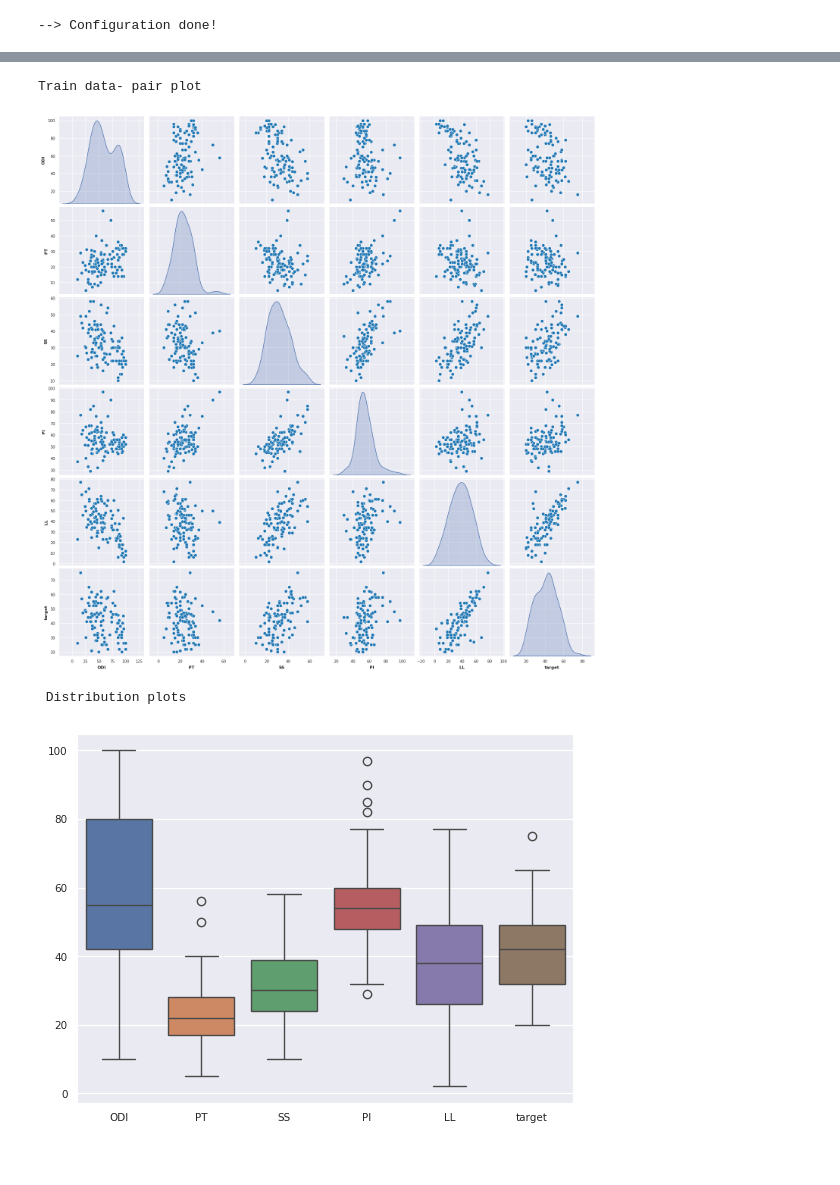
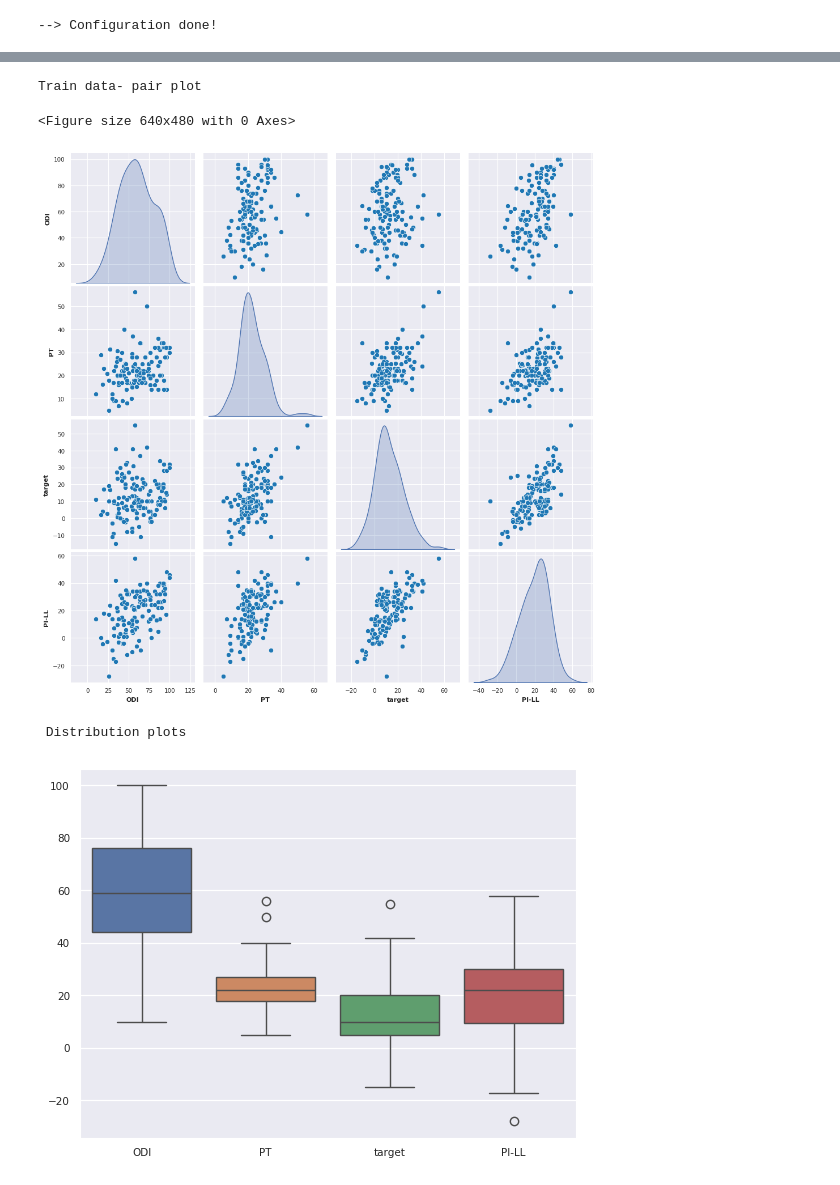
Before and after one commit to deadhorcrux/sbalance, a Jupyter notebook: notebooks/EDA.ipynb, the cells around one changed output, grey strips where cells are left out. Cells and saved outputs as stored; diff of their text form; code cells hidden in the pictures.

```diff
--- a/notebooks/EDA.ipynb
+++ b/notebooks/EDA.ipynb
@@ -57,11 +57,11 @@ Wall time: 14.5 µs
 # %%
 class CFG:
-    version_nb         = 1;
+    version_nb         = 2;
     load_tr_data       = "Y";
     target             = 'LL' if version_nb == 1 else 'PI-LL'
     LL                 = 'trainV1.pickle';
     PI_LL              = 'trainV2.pickle';
-    path               = f"./data/";
+    path               = f"../data/";
     ftre_imp           = f'./feat_imp/';
     ftre_plots_req     = "Y";
     title_specs        = {'fontsize': 9, 'fontweight': 'bold', 'color': 'tab:blue'};
@@ -124,25 +120,32 @@ Train description
 # %%
 if CFG.ftre_plots_req == "Y":
     PrintColor(f"\nTrain data- pair plot\n");
+    fig = plt.figure()
     _ = sns.pairplot(data = X,
                      diag_kind = 'kde', markers= 'o', plot_kws= {'color': 'tab:blue'}
                     );
+    plt.show();
+    fig.savefig("out1.png")
 
 print();
 collect();
 # %% [output]
 Train data- pair plot
+<Figure size 640x480 with 0 Axes>
-[figure, old version]
+[figure, new version]
 # %%
 if CFG.ftre_plots_req == "Y":
     PrintColor(f"\n Distribution plots\n");
+    fig = plt.figure()
     _ = sns.boxplot(data = X);
+    plt.show();
+    fig.savefig("out2.png")
 
 print();
 collect();
 # %% [output]
  Distribution plots
-[figure, old version]
+[figure, new version]
 # %%
 if CFG.ftre_plots_req == "Y":
     PrintColor(f"\n Density plots\n");
```
Also changed, not shown: parts of 8 cells of this notebook, 28 other files.
